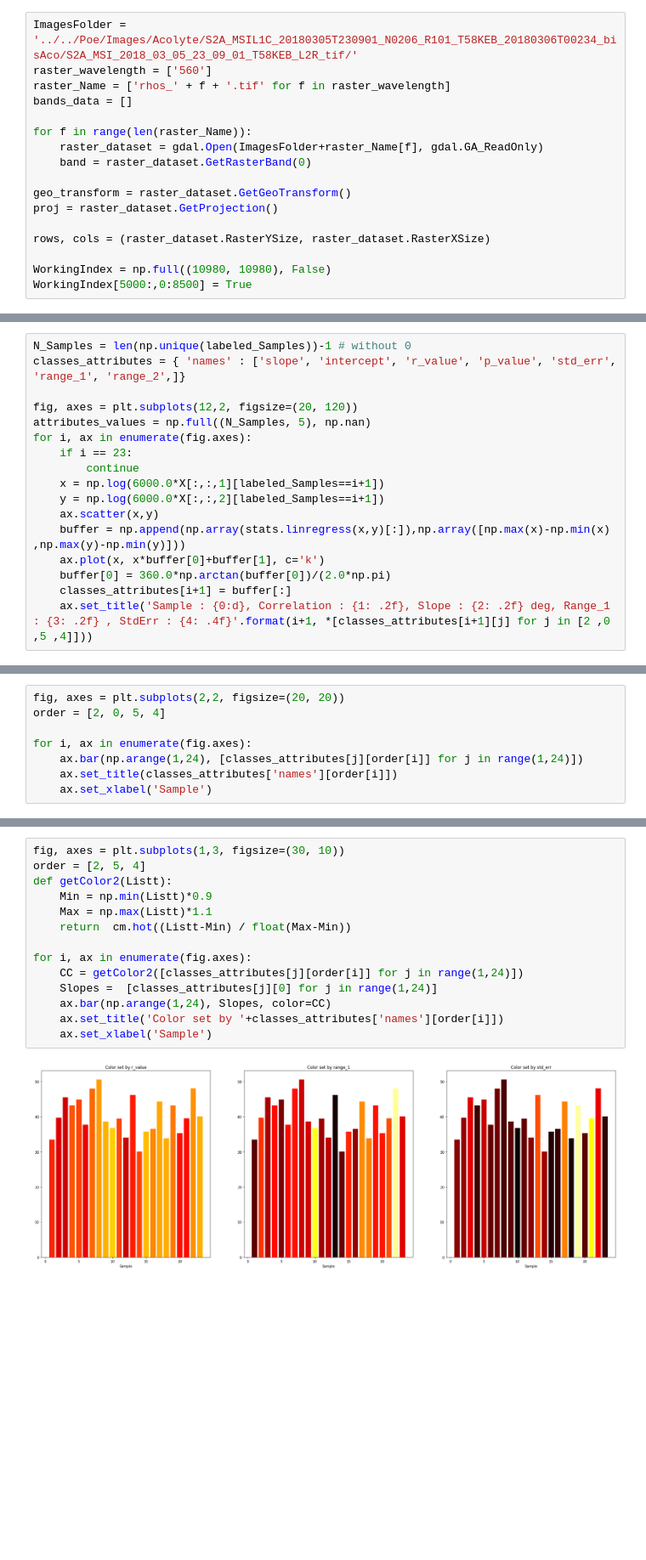
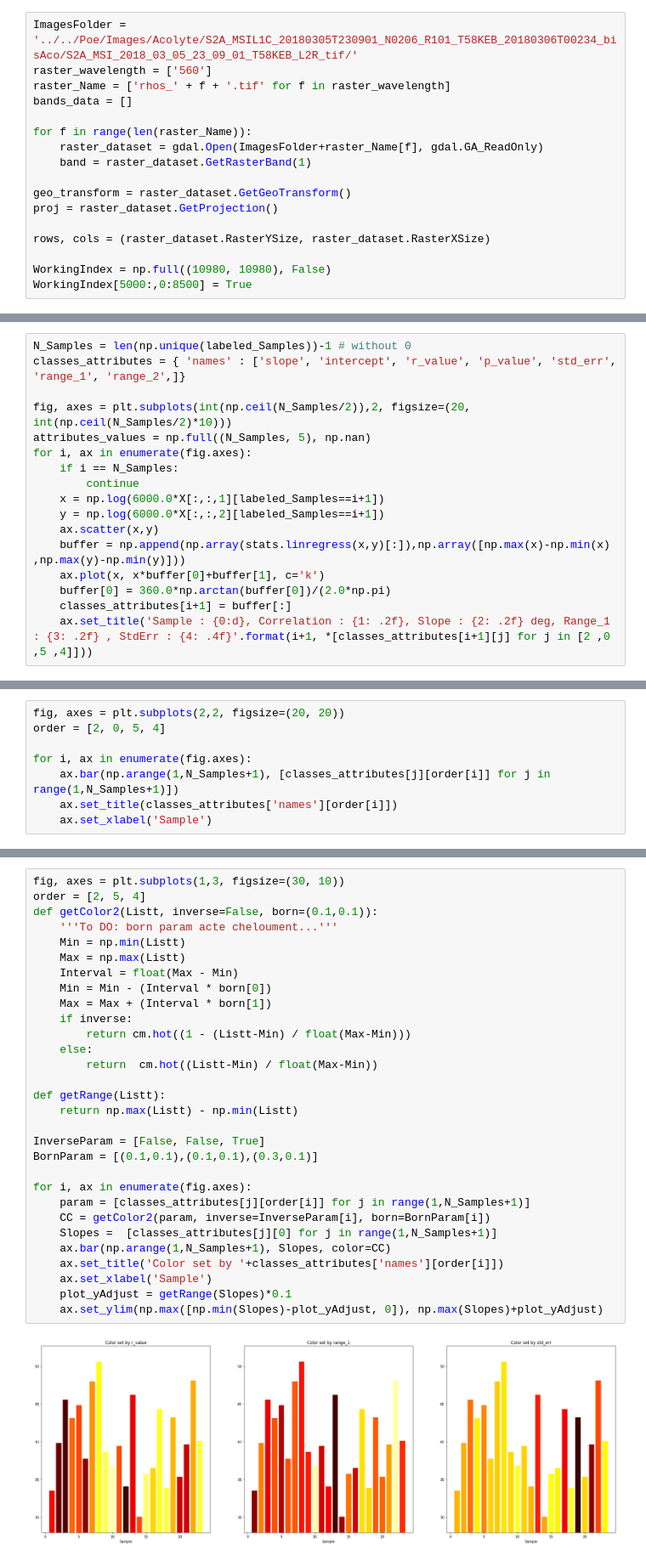
Before and after one commit to Seam8/SDB_Projects, a Jupyter notebook: Poe/Scripts/GetDII.ipynb, the cells around one changed output, grey strips where cells are left out. Shown: that part at 85% size. Cells and saved outputs as stored; diff of their text form; blank space fills up the shorter version.

```diff
--- a/Poe/Scripts/GetDII.ipynb
+++ b/Poe/Scripts/GetDII.ipynb
@@ -29,7 +46,7 @@ bands_data = []
 
 for f in range(len(raster_Name)):
     raster_dataset = gdal.Open(ImagesFolder+raster_Name[f], gdal.GA_ReadOnly)
-    band = raster_dataset.GetRasterBand(0)
+    band = raster_dataset.GetRasterBand(1)
 
 geo_transform = raster_dataset.GetGeoTransform()
 proj = raster_dataset.GetProjection()
@@ -89,10 +104,10 @@ Index = npzfile['FocusIndex']
 N_Samples = len(np.unique(labeled_Samples))-1 # without 0
 classes_attributes = { 'names' : ['slope', 'intercept', 'r_value', 'p_value', 'std_err', 'range_1', 'range_2',]}
 
-fig, axes = plt.subplots(12,2, figsize=(20, 120))
+fig, axes = plt.subplots(int(np.ceil(N_Samples/2)),2, figsize=(20, int(np.ceil(N_Samples/2)*10)))
 attributes_values = np.full((N_Samples, 5), np.nan)
 for i, ax in enumerate(fig.axes):
-    if i == 23:
+    if i == N_Samples:
         continue
     x = np.log(6000.0*X[:,:,1][labeled_Samples==i+1])
     y = np.log(6000.0*X[:,:,2][labeled_Samples==i+1])
@@ -109,7 +124,7 @@ fig, axes = plt.subplots(2,2, figsize=(20, 20))
 order = [2, 0, 5, 4]
 
 for i, ax in enumerate(fig.axes):
-    ax.bar(np.arange(1,24), [classes_attributes[j][order[i]] for j in range(1,24)])
+    ax.bar(np.arange(1,N_Samples+1), [classes_attributes[j][order[i]] for j in range(1,N_Samples+1)])
     ax.set_title(classes_attributes['names'][order[i]])
     ax.set_xlabel('Sample')
 # %% [output]
@@ -117,19 +132,35 @@ for i, ax in enumerate(fig.axes):
 # %%
 fig, axes = plt.subplots(1,3, figsize=(30, 10))
 order = [2, 5, 4]
-def getColor2(Listt):
-    Min = np.min(Listt)*0.9
-    Max = np.max(Listt)*1.1
-    return  cm.hot((Listt-Min) / float(Max-Min))
+def getColor2(Listt, inverse=False, born=(0.1,0.1)):
+    '''To DO: born param acte cheloument...'''
+    Min = np.min(Listt)
+    Max = np.max(Listt)
+    Interval = float(Max - Min)
+    Min = Min - (Interval * born[0])
+    Max = Max + (Interval * born[1])
+    if inverse:
+        return cm.hot((1 - (Listt-Min) / float(Max-Min)))
+    else:
+        return  cm.hot((Listt-Min) / float(Max-Min))
+
+def getRange(Listt):
+    return np.max(Listt) - np.min(Listt)
+
+InverseParam = [False, False, True]
+BornParam = [(0.1,0.1),(0.1,0.1),(0.3,0.1)]
 
 for i, ax in enumerate(fig.axes):
-    CC = getColor2([classes_attributes[j][order[i]] for j in range(1,24)])
-    Slopes =  [classes_attributes[j][0] for j in range(1,24)]
-    ax.bar(np.arange(1,24), Slopes, color=CC)
+    param = [classes_attributes[j][order[i]] for j in range(1,N_Samples+1)]
+    CC = getColor2(param, inverse=InverseParam[i], born=BornParam[i])
+    Slopes =  [classes_attributes[j][0] for j in range(1,N_Samples+1)]
+    ax.bar(np.arange(1,N_Samples+1), Slopes, color=CC)
     ax.set_title('Color set by '+classes_attributes['names'][order[i]])
     ax.set_xlabel('Sample')
+    plot_yAdjust = getRange(Slopes)*0.1
+    ax.set_ylim(np.max([np.min(Slopes)-plot_yAdjust, 0]), np.max(Slopes)+plot_yAdjust)
 # %% [output]
-[figure, old version]
+[figure, new version]
 # %%
 fig, axes = plt.subplots(1,3, figsize=(30, 10))
 order = [2, 5, 4]
```
Also changed, not shown: parts of 16 cells of this notebook.
